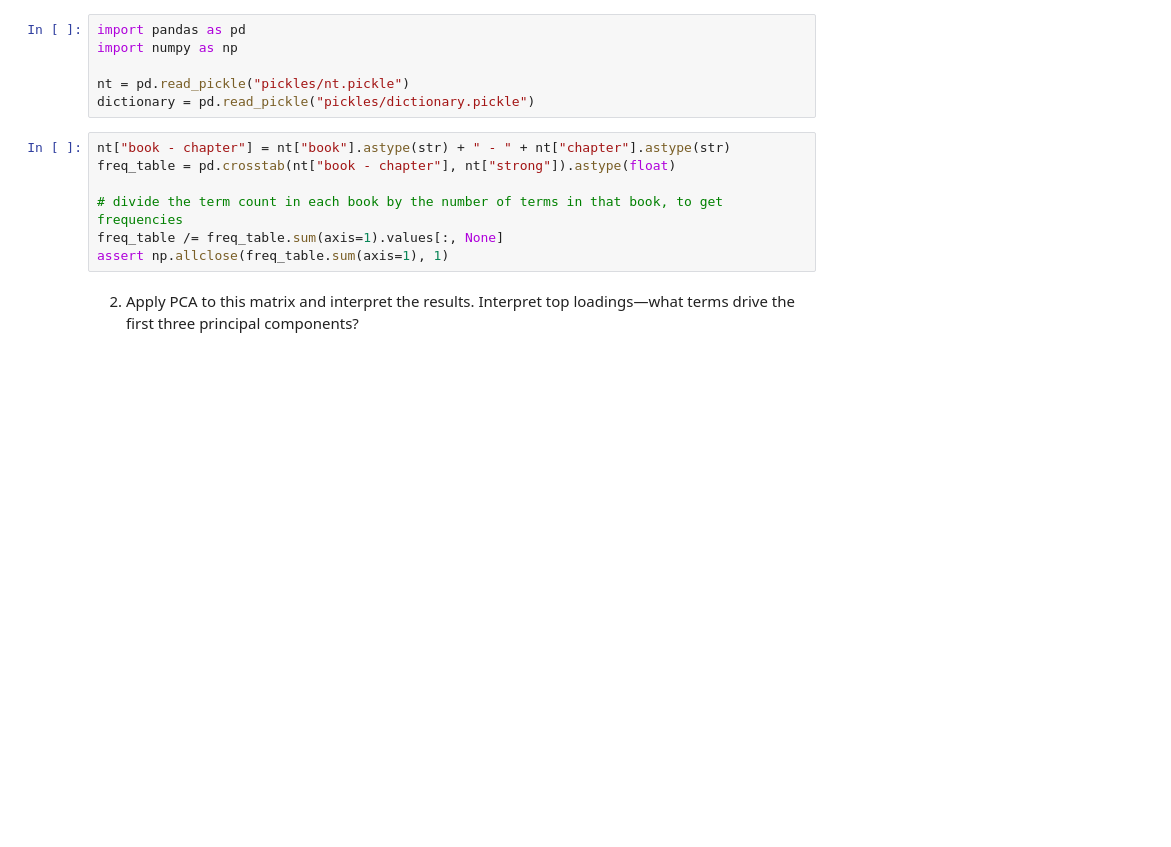
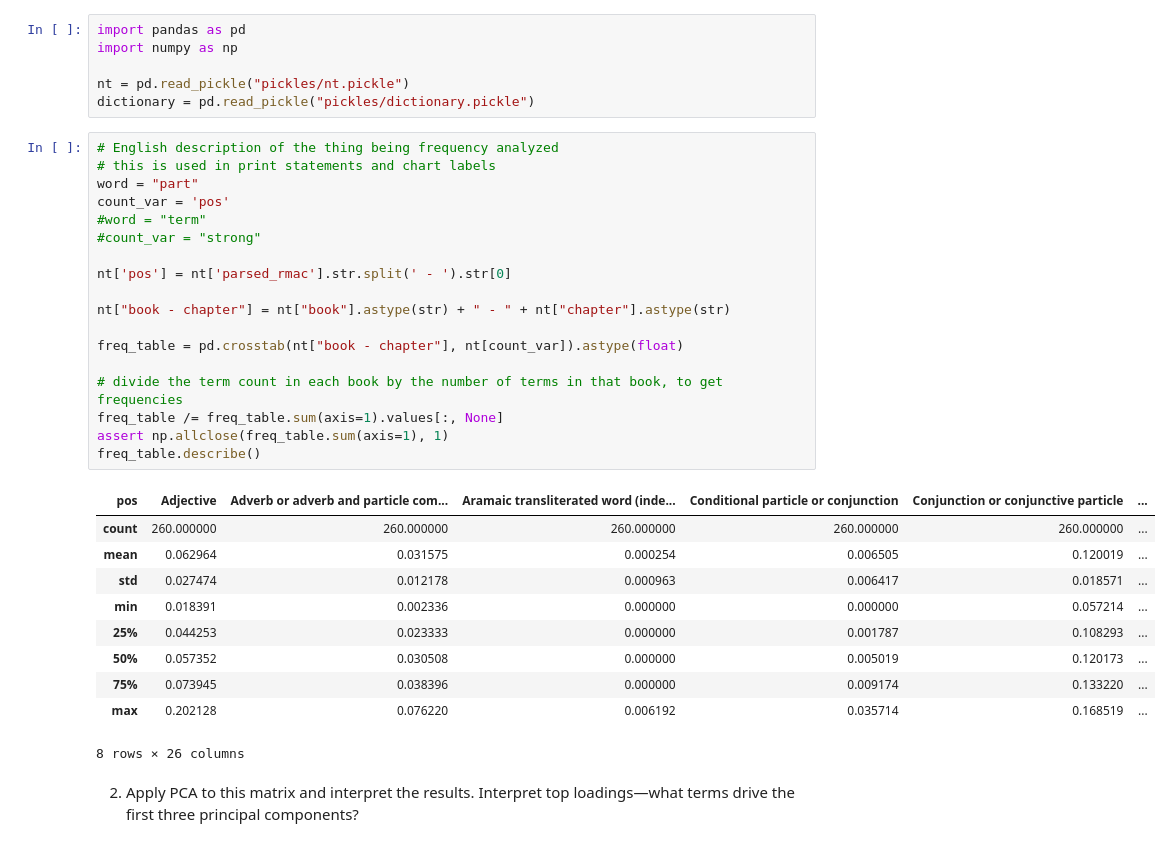
Before and after one commit to wstevick/bible-project, a Jupyter notebook: PS3_DimensionReduction.ipynb, the cells around one changed output. Drawn from its saved outputs; the diff is of its cells as text; blank space fills up the shorter version.

```diff
--- a/PS3_DimensionReduction.ipynb
+++ b/PS3_DimensionReduction.ipynb
@@ -13,12 +13,34 @@ import numpy as np
 nt = pd.read_pickle("pickles/nt.pickle")
 dictionary = pd.read_pickle("pickles/dictionary.pickle")
 # %%
+# English description of the thing being frequency analyzed
+# this is used in print statements and chart labels
+word = "part"
+count_var = 'pos'
+#word = "term"
+#count_var = "strong"
+
+nt['pos'] = nt['parsed_rmac'].str.split(' - ').str[0]
+
 nt["book - chapter"] = nt["book"].astype(str) + " - " + nt["chapter"].astype(str)
-freq_table = pd.crosstab(nt["book - chapter"], nt["strong"]).astype(float)
+
+freq_table = pd.crosstab(nt["book - chapter"], nt[count_var]).astype(float)
 
 # divide the term count in each book by the number of terms in that book, to get frequencies
 freq_table /= freq_table.sum(axis=1).values[:, None]
 assert np.allclose(freq_table.sum(axis=1), 1)
+freq_table.describe()
+# %% [output]
+| pos | Adjective | Adverb or adverb and particle com... | Aramaic transliterated word (inde... | Conditional particle or conjunction | Conjunction or conjunctive particle | ... |
+| count | 260.000000 | 260.000000 | 260.000000 | 260.000000 | 260.000000 | ... |
+| mean | 0.062964 | 0.031575 | 0.000254 | 0.006505 | 0.120019 | ... |
+| std | 0.027474 | 0.012178 | 0.000963 | 0.006417 | 0.018571 | ... |
+| min | 0.018391 | 0.002336 | 0.000000 | 0.000000 | 0.057214 | ... |
+| 25% | 0.044253 | 0.023333 | 0.000000 | 0.001787 | 0.108293 | ... |
+| 50% | 0.057352 | 0.030508 | 0.000000 | 0.005019 | 0.120173 | ... |
+| 75% | 0.073945 | 0.038396 | 0.000000 | 0.009174 | 0.133220 | ... |
+| max | 0.202128 | 0.076220 | 0.006192 | 0.035714 | 0.168519 | ... |
+8 rows × 26 columns
 # %% [markdown]
 2. Apply PCA to this matrix and interpret the results. Interpret top loadings—what terms drive the first three principal components?
 # %%
```
Also changed, not shown: parts of 12 cells of this notebook, 4 other files.
